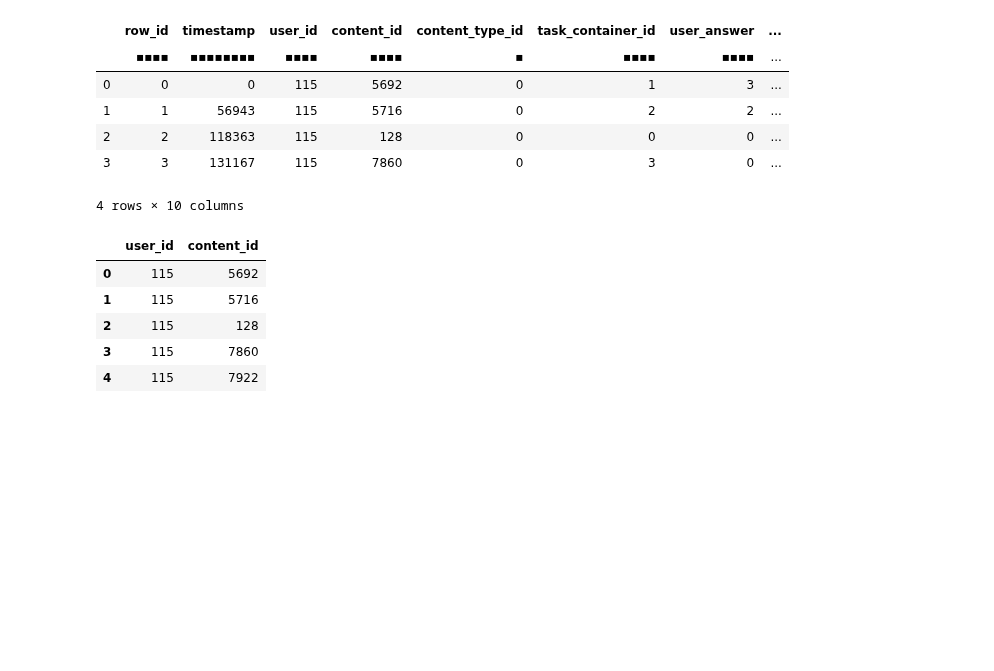
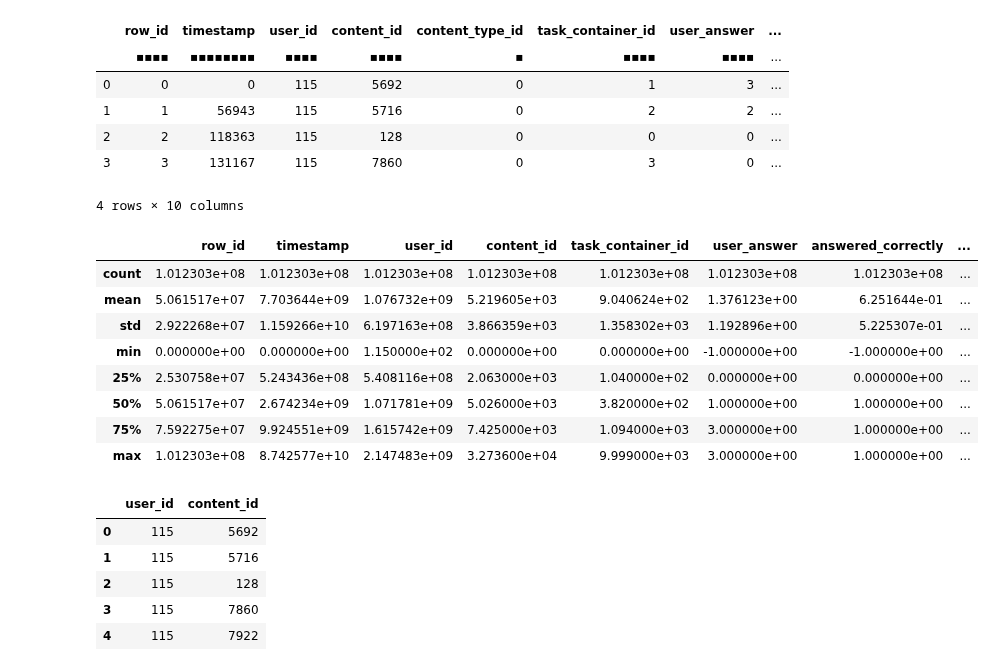
Before and after one commit to nisarahamedk/kaggle-riid, a Jupyter notebook: notebooks/riid_tfrecords.ipynb, the cells around one changed output. Drawn from its saved outputs; the diff is of its cells as text; code cells hidden in the pictures; blank space fills up the shorter version.

```diff
--- a/notebooks/riid_tfrecords.ipynb
+++ b/notebooks/riid_tfrecords.ipynb
@@ -60,3 +60,17 @@ table.head(4)
 | 2 | 2 | 118363 | 115 | 128 | 0 | 0 | 0 | ... |
 | 3 | 3 | 131167 | 115 | 7860 | 0 | 3 | 0 | ... |
 4 rows × 10 columns
+# %%
+# check NA
+df = table.to_pandas()
+df.describe()
+# %% [output]
+|  | row_id | timestamp | user_id | content_id | task_container_id | user_answer | answered_correctly | ... |
+| count | 1.012303e+08 | 1.012303e+08 | 1.012303e+08 | 1.012303e+08 | 1.012303e+08 | 1.012303e+08 | 1.012303e+08 | ... |
+| mean | 5.061517e+07 | 7.703644e+09 | 1.076732e+09 | 5.219605e+03 | 9.040624e+02 | 1.376123e+00 | 6.251644e-01 | ... |
+| std | 2.922268e+07 | 1.159266e+10 | 6.197163e+08 | 3.866359e+03 | 1.358302e+03 | 1.192896e+00 | 5.225307e-01 | ... |
+| min | 0.000000e+00 | 0.000000e+00 | 1.150000e+02 | 0.000000e+00 | 0.000000e+00 | -1.000000e+00 | -1.000000e+00 | ... |
+| 25% | 2.530758e+07 | 5.243436e+08 | 5.408116e+08 | 2.063000e+03 | 1.040000e+02 | 0.000000e+00 | 0.000000e+00 | ... |
+| 50% | 5.061517e+07 | 2.674234e+09 | 1.071781e+09 | 5.026000e+03 | 3.820000e+02 | 1.000000e+00 | 1.000000e+00 | ... |
+| 75% | 7.592275e+07 | 9.924551e+09 | 1.615742e+09 | 7.425000e+03 | 1.094000e+03 | 3.000000e+00 | 1.000000e+00 | ... |
+| max | 1.012303e+08 | 8.742577e+10 | 2.147483e+09 | 3.273600e+04 | 9.999000e+03 | 3.000000e+00 | 1.000000e+00 | ... |
```
Also changed, not shown: parts of 12 cells of this notebook.
